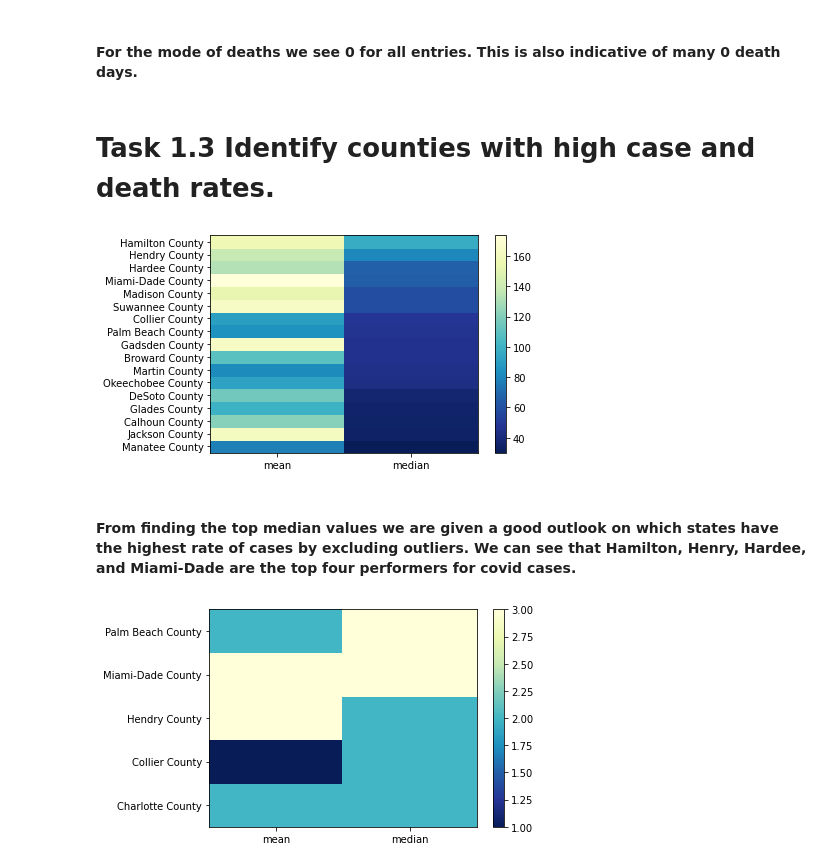
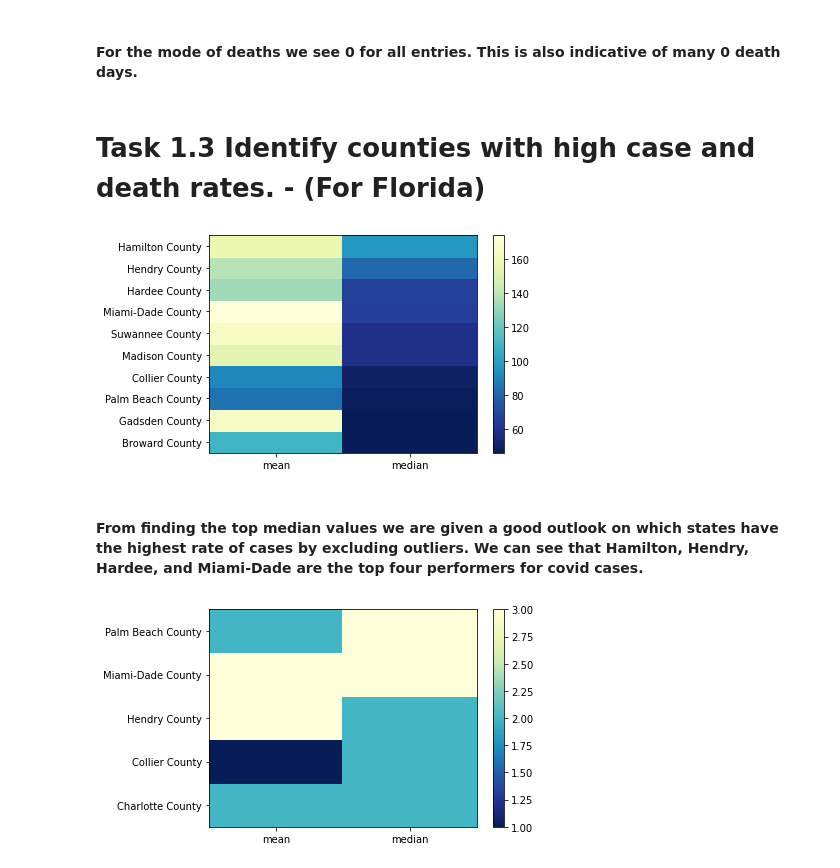
Before and after one commit to UNCG-CSE/COVID-Team-1, a Jupyter notebook: src/chris/stage2_task1_chris.ipynb, the cells around one changed output. Drawn from its saved outputs; the diff is of its cells as text; code cells hidden in the pictures.

Commit message:
Working on finishing worst state/county plots.

```diff
--- a/src/chris/stage2_task1_chris.ipynb
+++ b/src/chris/stage2_task1_chris.ipynb
@@ -39,9 +39,9 @@ _state_county_weekly_stats_deaths = "./chris/DATA/state_county_weekly_stats_deat
 # %% [markdown]
 ### Generating daily new cases for State by county.
 # %%
-def state_daily_cases_to_csv(state):
+def state_daily_cases_to_csv(_state):
     df_primary_data = cd.get_covid_primary_data()
-    df_state_cases = df_primary_data[df_primary_data.State == state].filter(regex = "County|cases")
+    df_state_cases = df_primary_data[df_primary_data.State == _state].filter(regex = "County|cases")
     df_state_cases.set_index("County Name", inplace = True)
     df_daily_cases = pd.DataFrame(index = [df_state_cases.index])
 
@@ -368,21 +473,21 @@ plt.show()
 # %% [markdown]
 #### For the mode of deaths we see 0 for all entries. This is also indicative of many 0 death days.
 # %% [markdown]
-# Task 1.3 Identify counties with high case and death rates.
+# Task 1.3 Identify counties with high case and death rates. - (For Florida)
 # %%
 df_weekly_stats = get_county_weekly_cases_stats("FL")
 # %%
-top_25_median = df_weekly_stats["median"].quantile(.75)
+top_25_median = df_weekly_stats["median"].quantile(.85)
 df_25_median = df_weekly_stats[df_weekly_stats["median"] >= top_25_median].sort_values(by = "median")
 figure, h_map = plt.subplots(1,1)
 cbar = h_map.pcolor(df_25_median.iloc[:,0:2], cmap='YlGnBu_r')
 figure.colorbar(cbar, ax = h_map)
 x_axis = plt.yticks(np.arange(.5, len(df_25_median.index), 1), df_25_median.index)
 y_axis = plt.xticks(np.arange(.5, len(df_25_median.iloc[:,0:2].columns), 1), df_25_median.iloc[:,0:2].columns)
 # %% [output]
-[figure, old version]
+[figure, new version]
 # %% [markdown]
-#### From finding the top median values we are given a good outlook on which states have the highest rate of cases by excluding outliers. We can see that Hamilton, Henry, Hardee, and Miami-Dade are the top four performers for covid cases.
+#### From finding the top median values we are given a good outlook on which states have the highest rate of cases by excluding outliers. We can see that Hamilton, Hendry, Hardee, and Miami-Dade are the top four performers for covid cases.
 # %%
 df_weekly_stats = get_county_weekly_deaths_stats("FL")
 # %%
```
Also changed, not shown: parts of 23 cells of this notebook.
